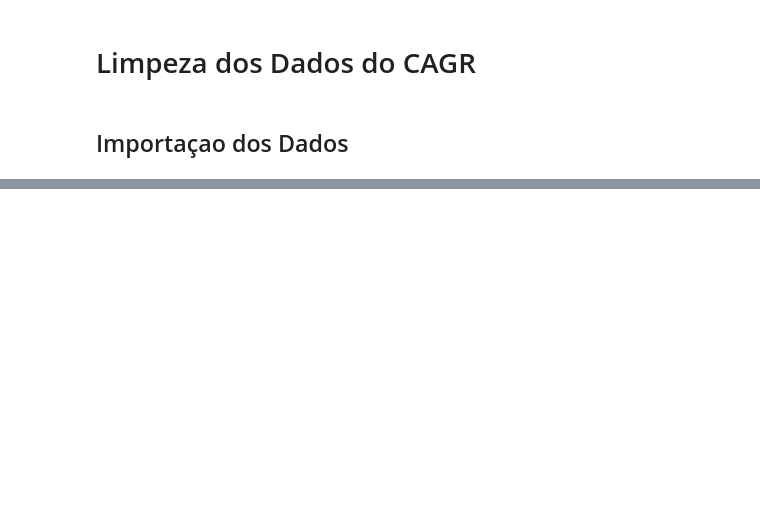
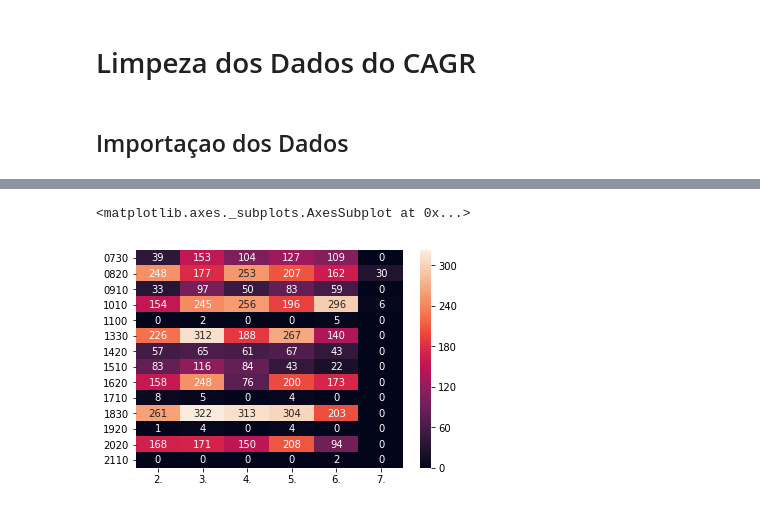
Before and after one commit to andrelucassc/cagr, a Jupyter notebook: Limpeza dos dados do CAGR.ipynb, the cells around one changed output, grey strips where cells are left out. Saved outputs shown, nothing was run; the diff lists cells and outputs as text; code cells hidden in the pictures; blank space fills up the shorter version.

```diff
--- a/Limpeza dos dados do CAGR.ipynb
+++ b/Limpeza dos dados do CAGR.ipynb
@@ -153,0 +178,9 @@ df.to_csv("Dados com Horários - CAGR.csv", sep=";")
+# %%
+for dia in dias:
+    for hora in lista_horarios:
+        grade.loc[hora][dia] = df[pd.Series(df["Horários"].fillna("").str.contains(dia+hora))]["Pedidossem vaga"].sum().astype(int)
+
+sns.heatmap(grade.fillna(0), annot=True, fmt="d")
+# %% [output]
+<matplotlib.axes._subplots.AxesSubplot at 0x...>
+[figure, added]
```
Also changed, not shown: parts of 11 cells of this notebook.
